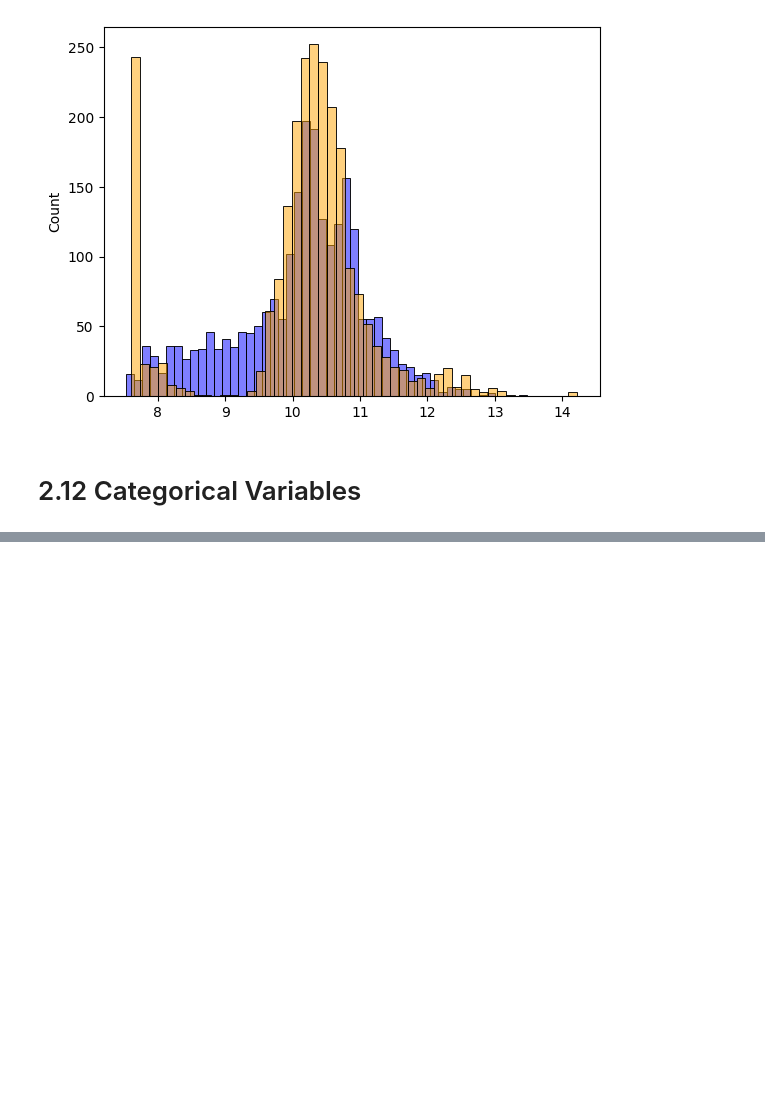
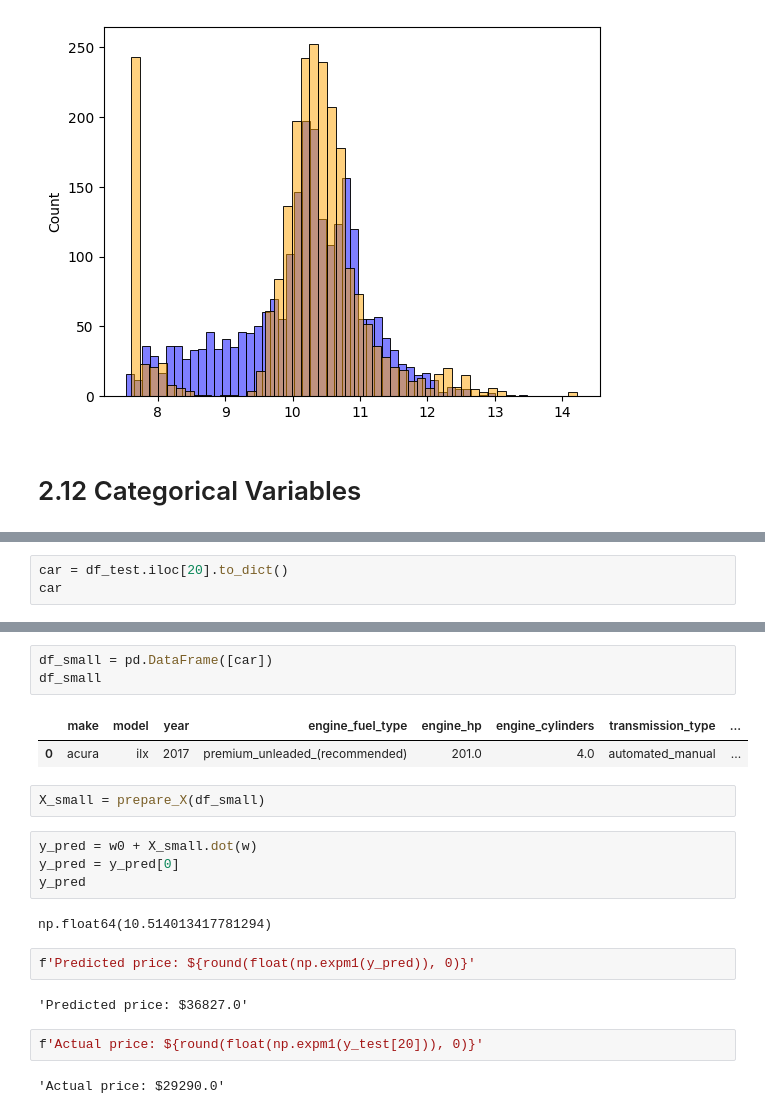
Before and after one commit to brukeg/machine-learning-zoomcamp, a Jupyter notebook: 02-regression/2.2-2.16 lessons.ipynb, the cells around one changed output, grey strips where cells are left out. Cells and saved outputs as stored; diff of their text form; blank space fills up the shorter version.

```diff
--- a/02-regression/2.2-2.16 lessons.ipynb
+++ b/02-regression/2.2-2.16 lessons.ipynb
@@ -659,0 +932,3 @@ sns.histplot(y_val, color='orange', alpha=0.5, bins=50)
+# %%
+car = df_test.iloc[20].to_dict()
+car
@@ -659,0 +951,22 @@ sns.histplot(y_val, color='orange', alpha=0.5, bins=50)
+# %%
+df_small = pd.DataFrame([car])
+df_small
+# %% [output]
+|  | make | model | year | engine_fuel_type | engine_hp | engine_cylinders | transmission_type | ... |
+| 0 | acura | ilx | 2017 | premium_unleaded_(recommended) | 201.0 | 4.0 | automated_manual | ... |
+# %%
+X_small = prepare_X(df_small)
+# %%
+y_pred = w0 + X_small.dot(w)
+y_pred = y_pred[0]
+y_pred
+# %% [output]
+np.float64(10.514013417781294)
+# %%
+f'Predicted price: ${round(float(np.expm1(y_pred)), 0)}'
+# %% [output]
+'Predicted price: $36827.0'
+# %%
+f'Actual price: ${round(float(np.expm1(y_test[20])), 0)}'
+# %% [output]
+'Actual price: $29290.0'
```
Also changed, not shown: parts of 41 cells of this notebook.
